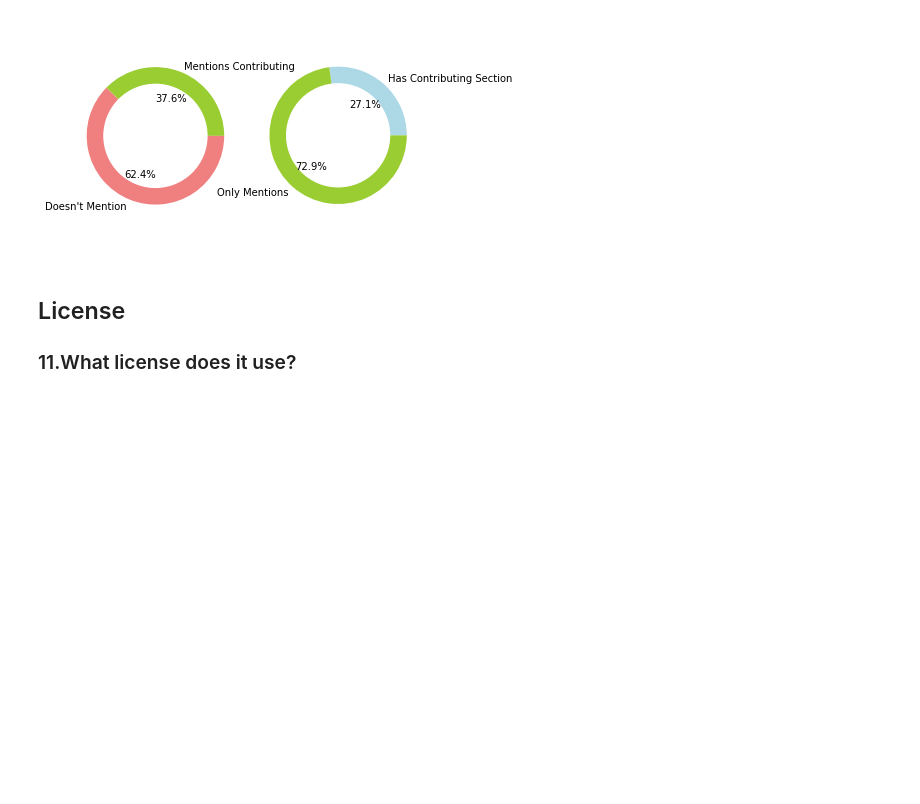
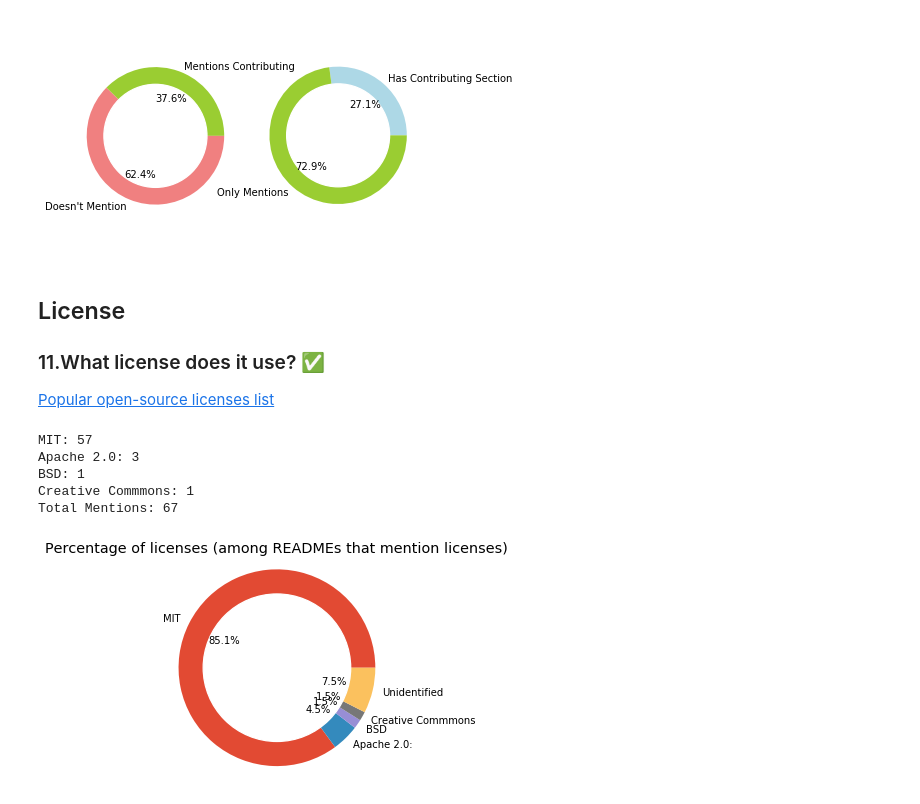
Before and after one commit to hpbl/2018-2-projeto-bubads, a Jupyter notebook: Notebooks/Analysis.ipynb, the cells around one changed output. Cells and saved outputs as stored; diff of their text form; code cells hidden in the pictures; blank space fills up the shorter version.

Commit message:
Extending license analysis

```diff
--- a/Notebooks/Analysis.ipynb
+++ b/Notebooks/Analysis.ipynb
@@ -210,4 +210,6 @@ plt.show()
 [figure]
 # %% [markdown]
 ## License
-### 11.What license does it use?
+### 11.What license does it use? ✅
+
+[Popular open-source licenses list](https://opensource.org/licenses)
@@ -227,0 +216,47 @@ licensePlot.set_ylabel("Percentage")
+# %%
+mitRegex = re.compile(r"MIT\b")
+mitList = find(mitRegex, parsedPages)
+print('MIT: ' + str(len(mitList)))
+
+apacheRegex = re.compile(r'Apache 2\.0|Apache License \(v2\)|Apache License, Version 2\.0', re.IGNORECASE)
+apacheList = find(apacheRegex, parsedPages)
+print('Apache 2.0: ' + str(len(apacheList)))
+
+bsdRegex = re.compile(r'BSD\b', re.IGNORECASE)
+bsdList = find(bsdRegex, parsedPages)
+print('BSD: ' + str(len(bsdList)))
+
+caRegex = re.compile(r'Creative Commons', re.IGNORECASE)
+caList = find(caRegex, parsedPages)
+print('Creative Commmons: ' + str(len(caList)))
+
+licenseRegex = re.compile(r'License', re.IGNORECASE)
+licenseMentions = len(find(licenseRegex, parsedPages))
+print('Total Mentions: ' + str(licenseMentions))
+
+licenses = {'MIT': mitList, 'Apache 2.0': apacheList, 'BSD': bsdList, 'Creative Commmons': caList}
+# %% [output]
+MIT: 57
+Apache 2.0: 3
+BSD: 1
+Creative Commmons: 1
+Total Mentions: 67
+# %%
+fig, ax = plt.subplots(ncols=1)
+
+
+labels = 'MIT', 'Apache 2.0:', 'BSD', 'Creative Commmons', 'Unidentified'
+sizes = list(map(lambda x: len(x) / licenseMentions * 100, licenses.values()))
+sizes = sizes + [100 - sum(sizes)]
+explode = (0, 0, 0, 0, 0)  # explode a slice if required
+
+ax.pie(sizes, explode=explode, labels=labels, autopct='%1.1f%%')
+ax.axis('equal')
+
+centreCircle1 = plt.Circle((0,0), 0.75, color='white', fc='white', linewidth=1.25)
+ax.add_patch(centreCircle1)
+ax.set_title('Percentage of licenses (among READMEs that mention licenses)')
+
+plt.show()
+# %% [output]
+[figure, added]
```
Also changed, not shown: parts of 4 cells of this notebook, 1 other file.
